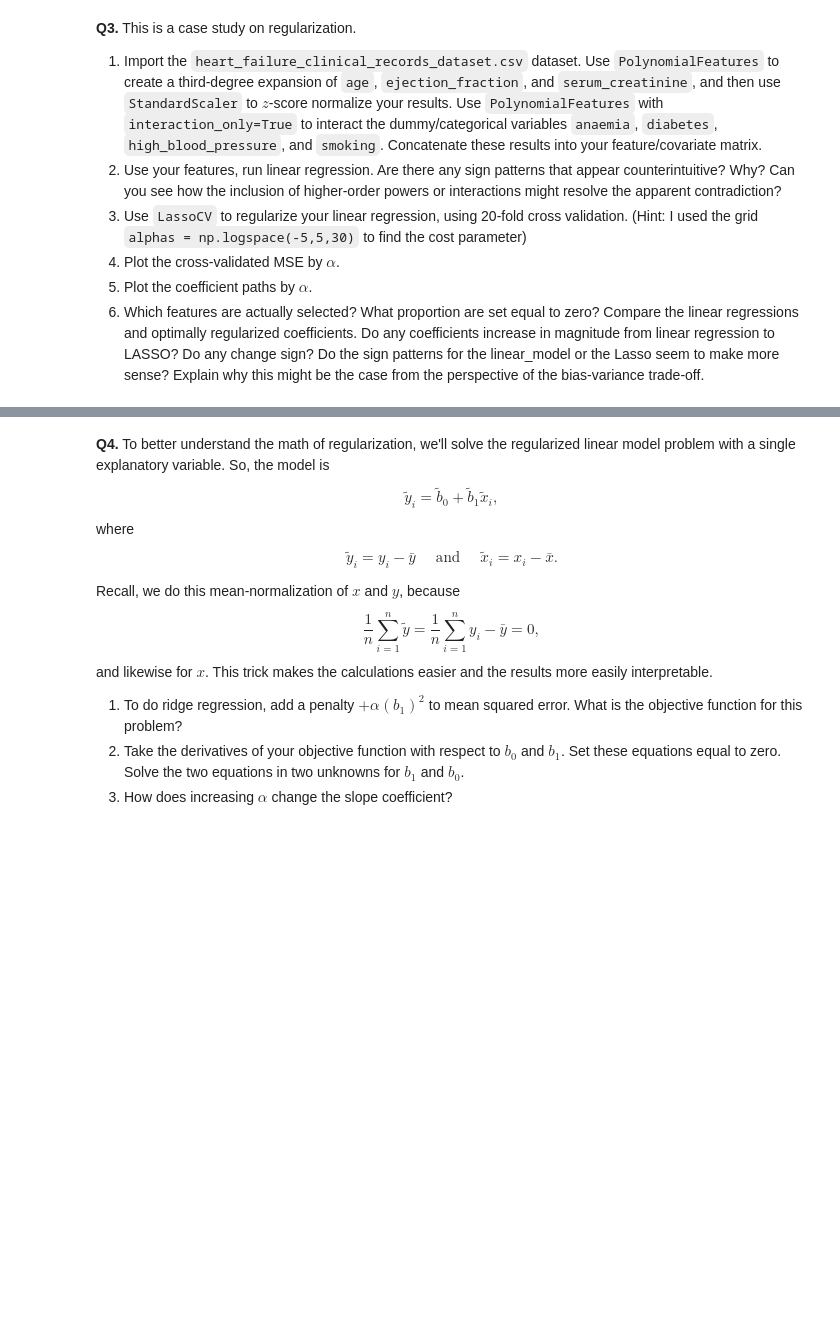
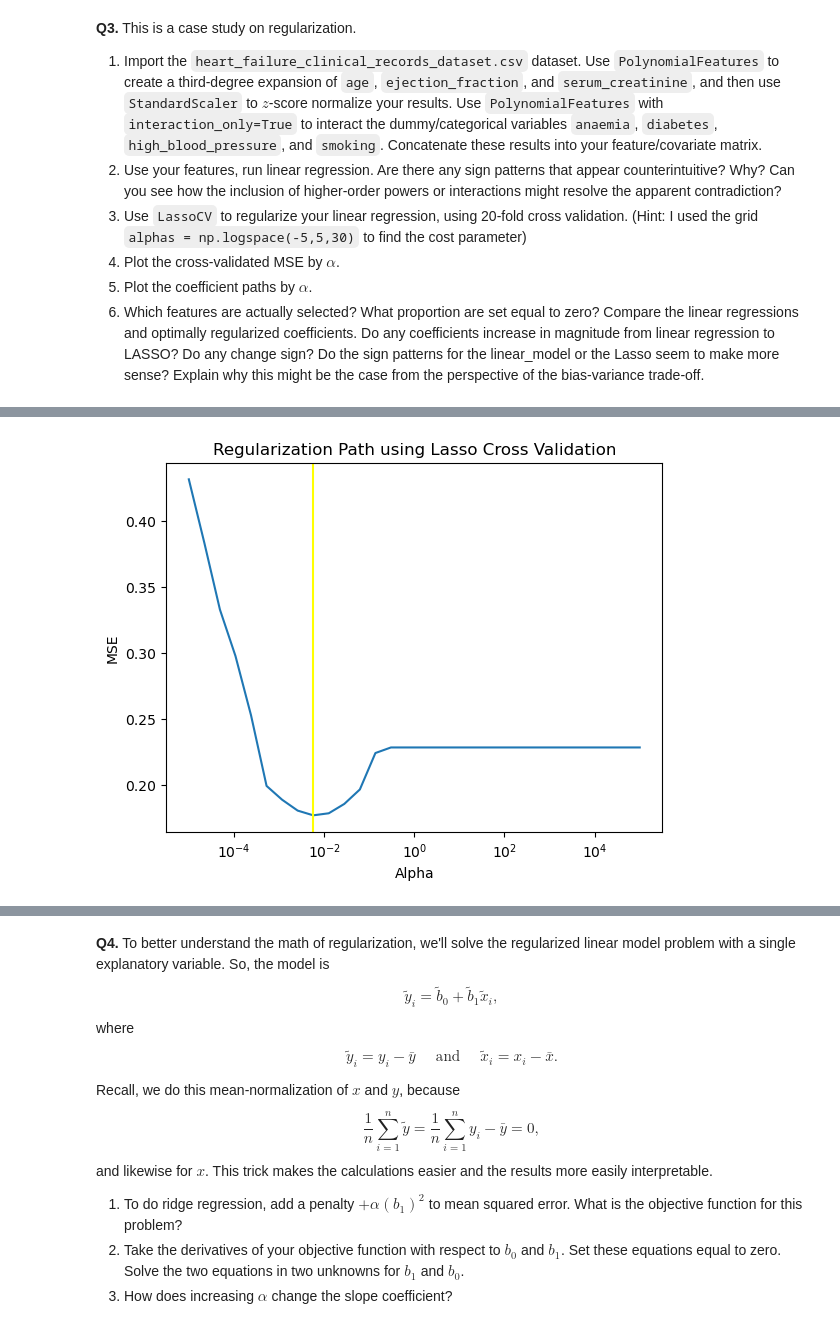
Before and after one commit to anthonyzhang4/HW5, a Jupyter notebook: 04_assignment_regularization t.ipynb, the cells around one changed output, grey strips where cells are left out. Cells and saved outputs as stored; diff of their text form; code cells hidden in the pictures; blank space fills up the shorter version.

```diff
--- a/04_assignment_regularization t.ipynb
+++ b/04_assignment_regularization t.ipynb
@@ -140,0 +187,25 @@ Selected Features: ['Mileage_Run' 'Age' 'Mileage_Run Age' 'Mileage_Run^3' 'Milea
+# %%
+#2 + 3
+
+from sklearn.linear_model import LinearRegression, LassoCV
+ols = LinearRegression()
+ols.fit(X, y)
+ols_coef = ols.coef_
+ols_results = pd.DataFrame({
+    'feature': np.concatenate([
+        poly_cat.get_feature_names_out(X_cat.columns),
+        poly_num.get_feature_names_out(X_num.columns)
+    ]),
+    'linear_model': ols_coef
+})
+print(ols_results)
+
+alpha_grid = np.logspace(-5, 5, 30)
+lasso = LassoCV(alphas=alpha_grid, cv=20, max_iter=10000)
+lasso.fit(X, y)
+
+print("\nBest alpha:", lasso.alpha_)
+
+# Some coefficients look to be counterintuitive when viewing them individually.
+# This is because the model has the higher order terms included so each variable's effect
+# is dependent on multiple coefficients rather than just the one that we are observing.
@@ -140,0 +231,13 @@ Selected Features: ['Mileage_Run' 'Age' 'Mileage_Run Age' 'Mileage_Run^3' 'Milea
+# %%
+#4
+mean_mse = lasso.mse_path_.mean(axis=1)
+
+plt.plot(lasso.alphas_, mean_mse)
+plt.axvline(lasso.alpha_, color='yellow')
+plt.xscale('log')
+plt.xlabel('Alpha')
+plt.ylabel('MSE')
+plt.title('Regularization Path using Lasso Cross Validation')
+plt.show()
+# %% [output]
+[figure, added]
```
Also changed, not shown: parts of 4 cells of this notebook.
